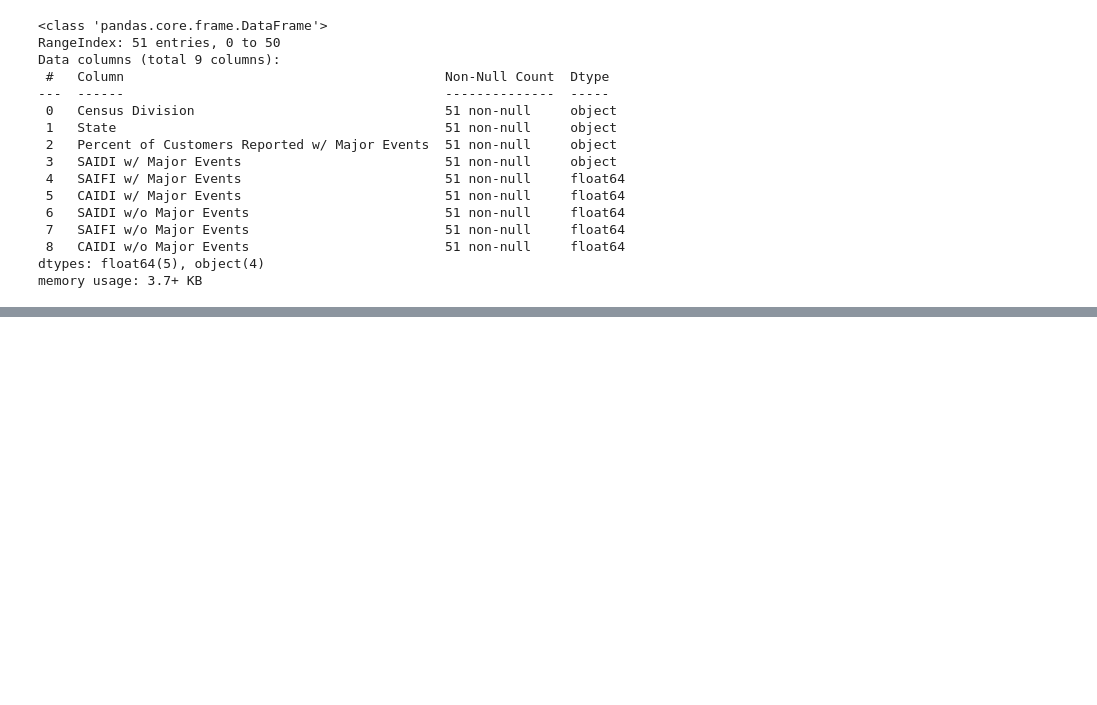
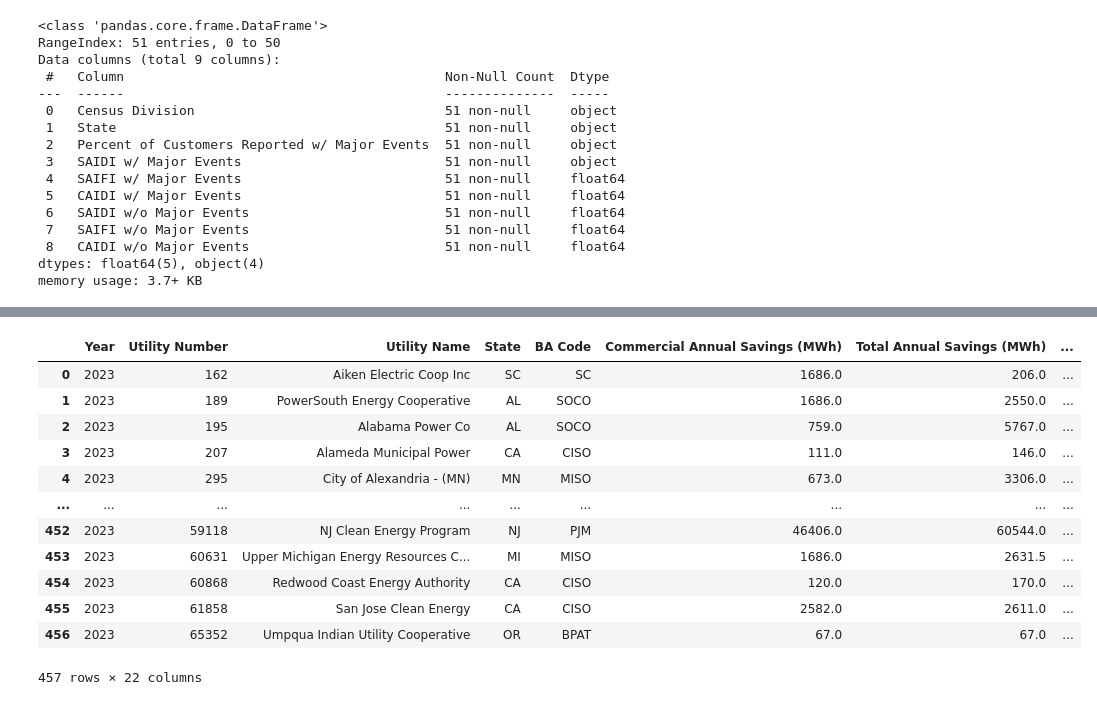
Before and after one commit to sabrinasayed99/Data_Center_Sites, a Jupyter notebook: cleaning.ipynb, the cells around one changed output, grey strips where cells are left out. Cells and saved outputs as stored; diff of their text form; code cells hidden in the pictures; blank space fills up the shorter version.

```diff
--- a/cleaning.ipynb
+++ b/cleaning.ipynb
@@ -456,0 +951,16 @@ reliability_distribution['Percent of Customers Reported w/ Major Events'] = reli
+# %%
+efficiency_df
+# %% [output]
+|  | Year | Utility Number | Utility Name | State | BA Code | Commercial Annual Savings (MWh) | Total Annual Savings (MWh) | ... |
+| 0 | 2023 | 162 | Aiken Electric Coop Inc | SC | SC | 1686.0 | 206.0 | ... |
+| 1 | 2023 | 189 | PowerSouth Energy Cooperative | AL | SOCO | 1686.0 | 2550.0 | ... |
+| 2 | 2023 | 195 | Alabama Power Co | AL | SOCO | 759.0 | 5767.0 | ... |
+| 3 | 2023 | 207 | Alameda Municipal Power | CA | CISO | 111.0 | 146.0 | ... |
+| 4 | 2023 | 295 | City of Alexandria - (MN) | MN | MISO | 673.0 | 3306.0 | ... |
+| ... | ... | ... | ... | ... | ... | ... | ... | ... |
+| 452 | 2023 | 59118 | NJ Clean Energy Program | NJ | PJM | 46406.0 | 60544.0 | ... |
+| 453 | 2023 | 60631 | Upper Michigan Energy Resources C... | MI | MISO | 1686.0 | 2631.5 | ... |
+| 454 | 2023 | 60868 | Redwood Coast Energy Authority | CA | CISO | 120.0 | 170.0 | ... |
+| 455 | 2023 | 61858 | San Jose Clean Energy | CA | CISO | 2582.0 | 2611.0 | ... |
+| 456 | 2023 | 65352 | Umpqua Indian Utility Cooperative | OR | BPAT | 67.0 | 67.0 | ... |
+457 rows × 22 columns
```
Also changed, not shown: parts of 53 cells of this notebook, 2 other files.
